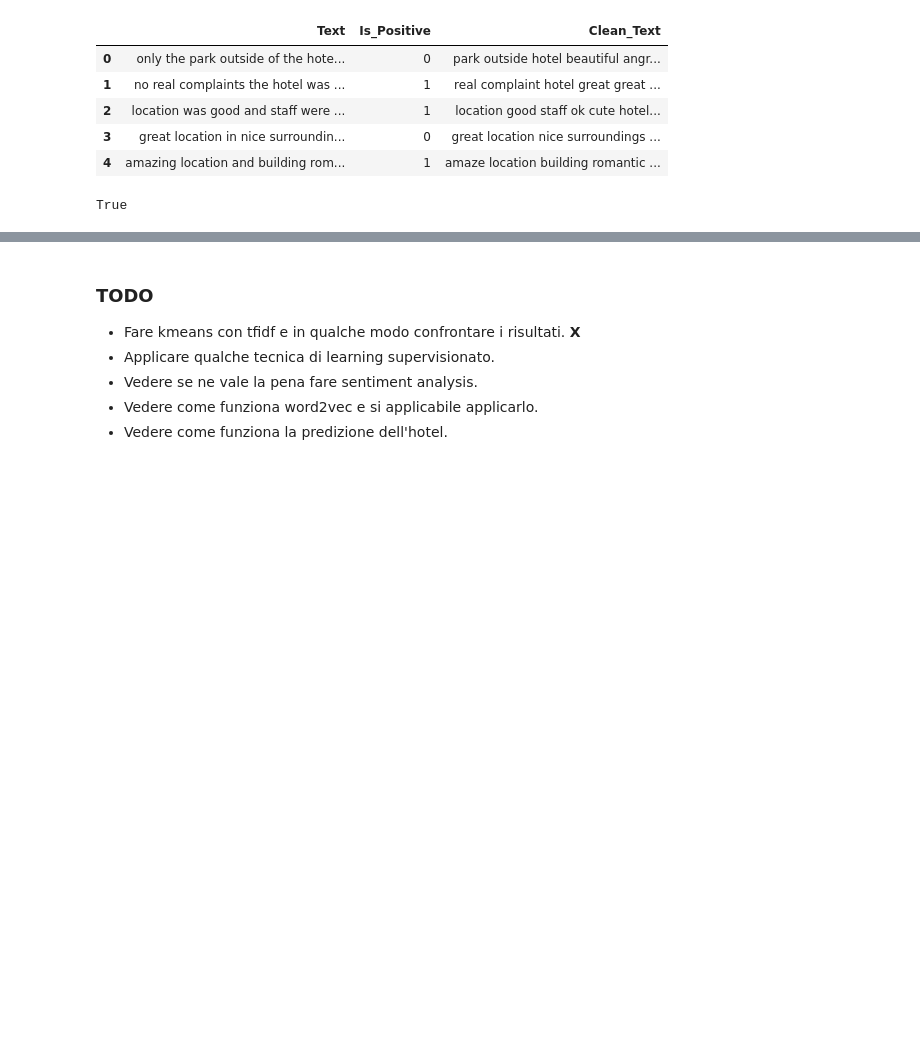
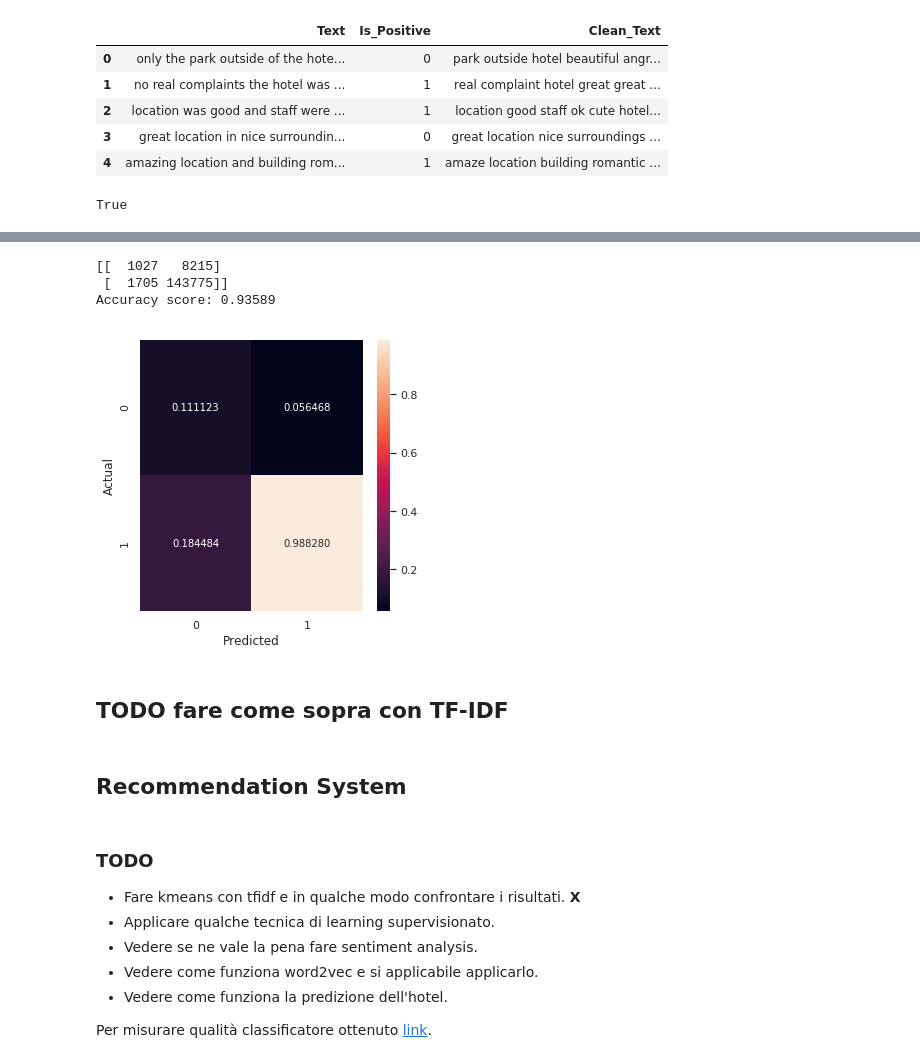
Before and after one commit to LuigiCerone/Hotel-Reviews-Data-Analysis, a Jupyter notebook: Hotel_Reviews_Copia_Lavoro_Giggi.ipynb, the cells around one changed output, grey strips where cells are left out. Drawn from its saved outputs; the diff is of its cells as text; code cells hidden in the pictures; blank space fills up the shorter version.

Commit message:
[add] supervised learning

```diff
--- a/Hotel_Reviews_Copia_Lavoro_Giggi.ipynb
+++ b/Hotel_Reviews_Copia_Lavoro_Giggi.ipynb
@@ -1012,0 +1089,3 @@ MemoryError:
+# %%
+clf = RandomForestClassifier(n_jobs=2, random_state=0)
+clf.fit(x_train, y_train)
@@ -1013,3 +1100,25 @@ MemoryError:
+# %%
+y_pred = clf.predict(x_test)
+print(confusion_matrix(y_test, y_pred))
+print("Accuracy score: {:.5f}".format(accuracy_score(y_test, y_pred)))
+# %% [output]
+[[  1027   8215]
+ [  1705 143775]]
+Accuracy score: 0.93589
+# %%
+conf_mat = confusion_matrix(y_test, y_pred)
+conf_mat = conf_mat / conf_mat.astype(np.float).sum(axis=1)
+fig, ax = plt.subplots(figsize=(5,5))
+sns.heatmap(conf_mat, annot=True, fmt='f')
+plt.ylabel('Actual')
+plt.xlabel('Predicted')
+plt.show()
+# %% [output]
+[figure, added]
+# %% [markdown]
+## TODO fare come sopra con TF-IDF
+# %% [markdown]
+## Recommendation System
 # %% [markdown]
 ### TODO
 * Fare kmeans con tfidf e in qualche modo confrontare i risultati. **X**
@@ -1017,3 +1126,5 @@ MemoryError:
 * Vedere se ne vale la pena fare sentiment analysis.
 * Vedere come funziona word2vec e si applicabile applicarlo.
 * Vedere come funziona la predizione dell'hotel.
+
+Per misurare qualità classificatore ottenuto [link](https://medium.com/hugo-ferreiras-blog/confusion-matrix-and-other-metrics-in-machine-learning-894688cb1c0a).
```
Also changed, not shown: parts of 20 cells of this notebook, 1 other file.
